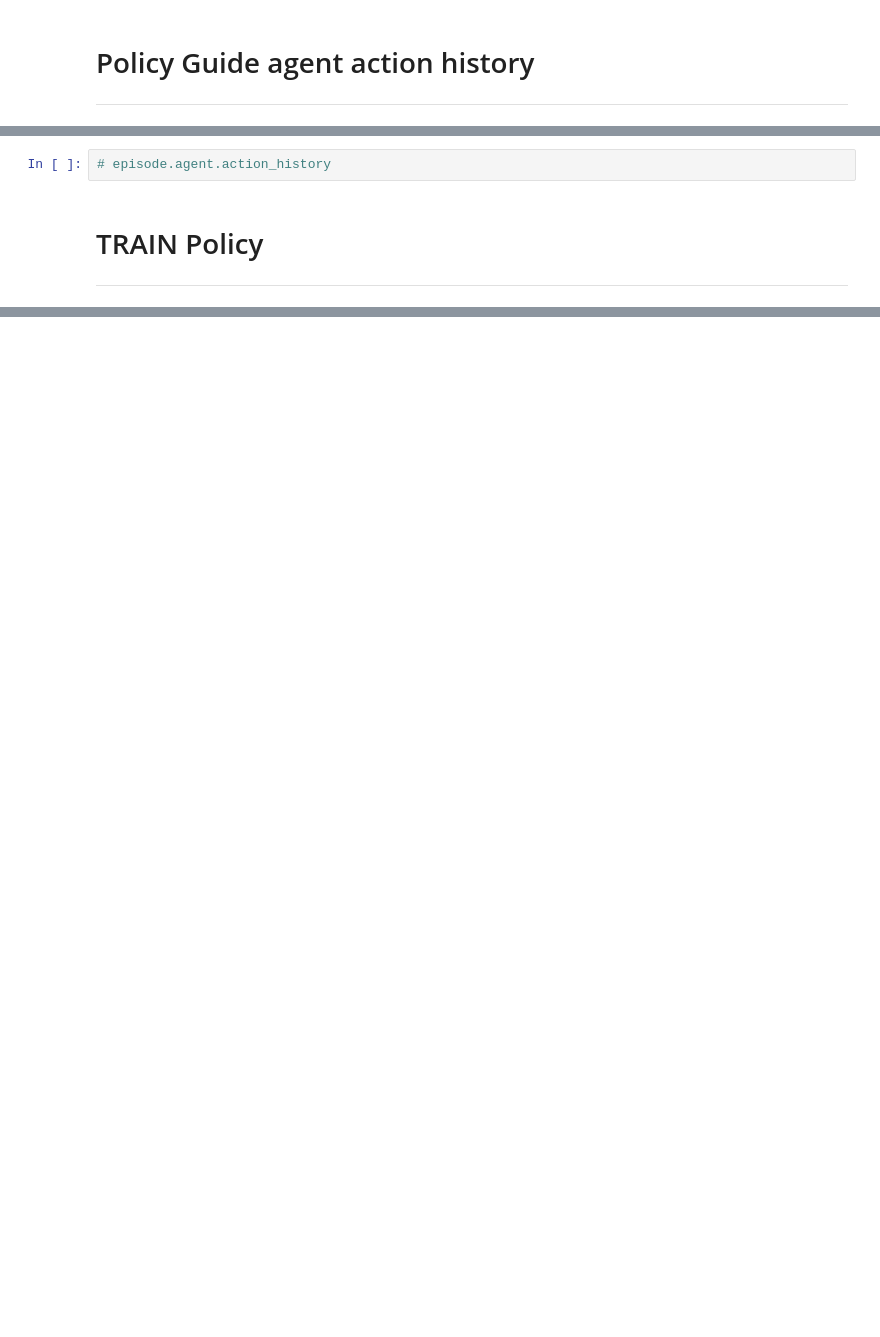
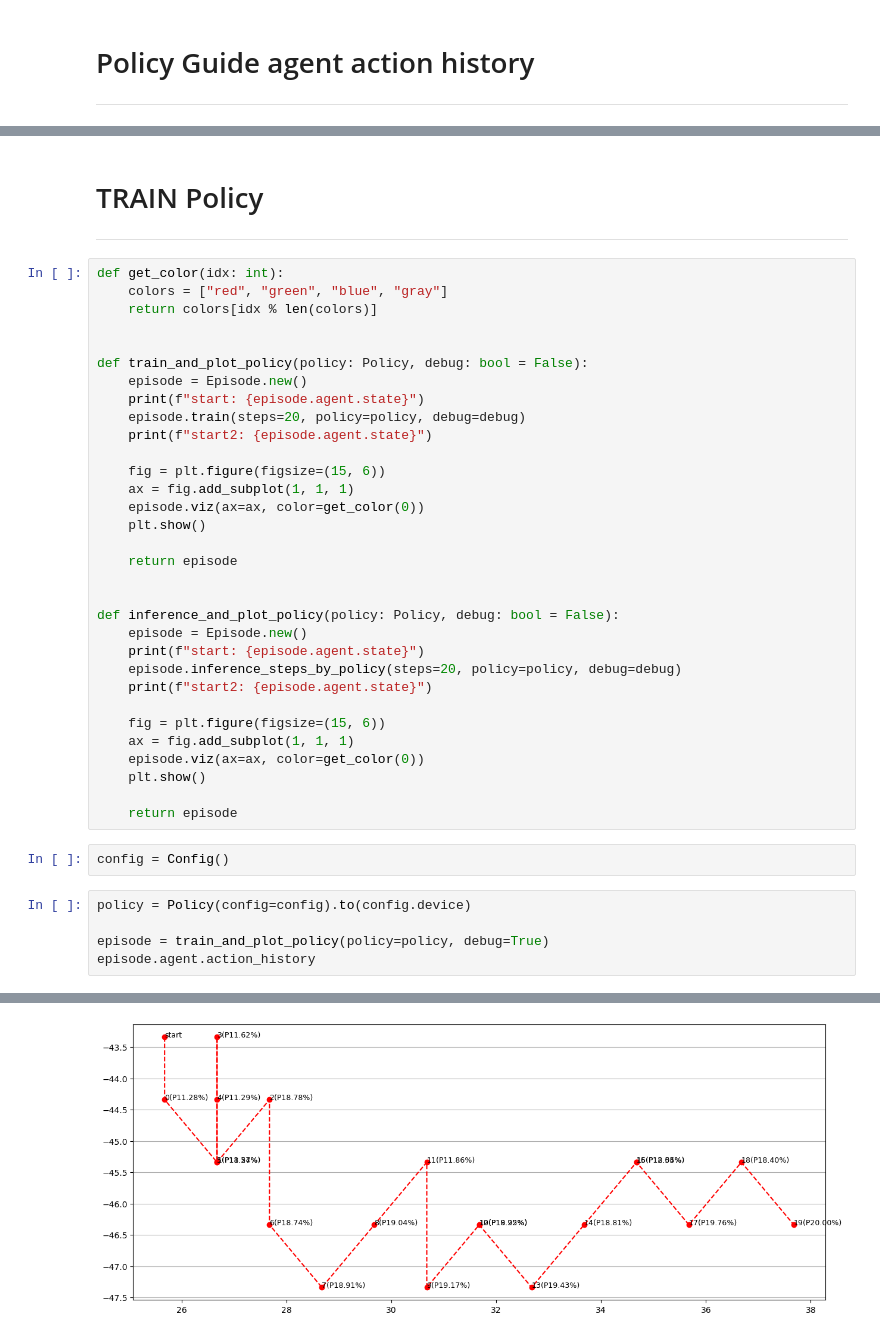
Before and after one commit to Chengbai/rf_agent, a Jupyter notebook: agent.ipynb, the cells around one changed output, grey strips where cells are left out. Saved outputs shown, nothing was run; the diff lists cells and outputs as text; blank space fills up the shorter version.

```diff
--- a/agent.ipynb
+++ b/agent.ipynb
@@ -69,5 +69,43 @@ plt.show()
-# %%
-# episode.agent.action_history
 # %% [markdown]
 # TRAIN Policy
 ----
+# %%
+def get_color(idx: int):
+    colors = ["red", "green", "blue", "gray"]
+    return colors[idx % len(colors)]
+
+
+def train_and_plot_policy(policy: Policy, debug: bool = False):
+    episode = Episode.new()
+    print(f"start: {episode.agent.state}")
+    episode.train(steps=20, policy=policy, debug=debug)
+    print(f"start2: {episode.agent.state}")
+
+    fig = plt.figure(figsize=(15, 6))
+    ax = fig.add_subplot(1, 1, 1)
+    episode.viz(ax=ax, color=get_color(0))
+    plt.show()
+
+    return episode
+
+
+def inference_and_plot_policy(policy: Policy, debug: bool = False):
+    episode = Episode.new()
+    print(f"start: {episode.agent.state}")
+    episode.inference_steps_by_policy(steps=20, policy=policy, debug=debug)
+    print(f"start2: {episode.agent.state}")
+
+    fig = plt.figure(figsize=(15, 6))
+    ax = fig.add_subplot(1, 1, 1)
+    episode.viz(ax=ax, color=get_color(0))
+    plt.show()
+
+    return episode
+# %%
+config = Config()
+# %%
+policy = Policy(config=config).to(config.device)
+
+episode = train_and_plot_policy(policy=policy, debug=True)
+episode.agent.action_history
+# %% [output]
@@ -73,0 +129 @@ plt.show()
+[figure, added]
```
Also changed, not shown: parts of 11 cells of this notebook, 11 other files.
